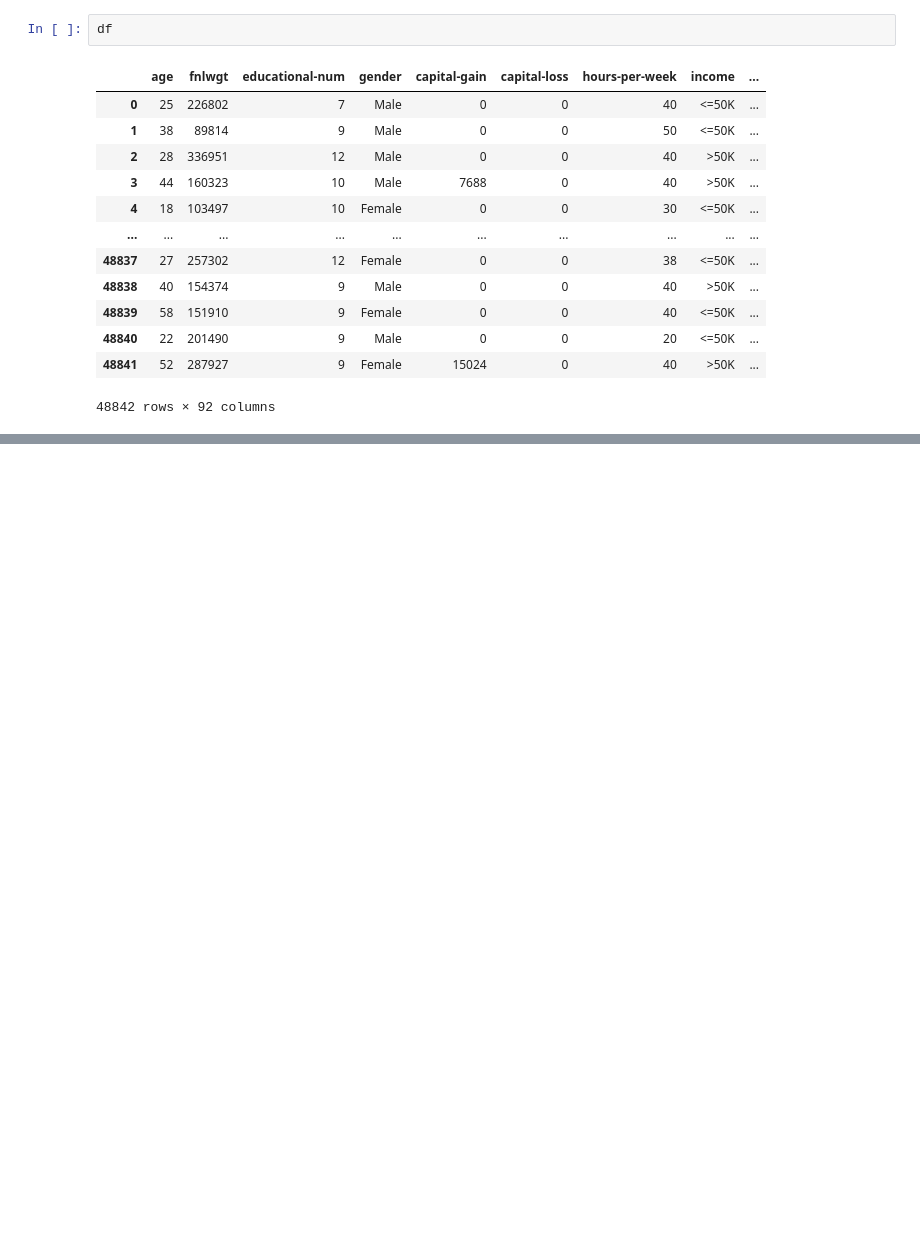
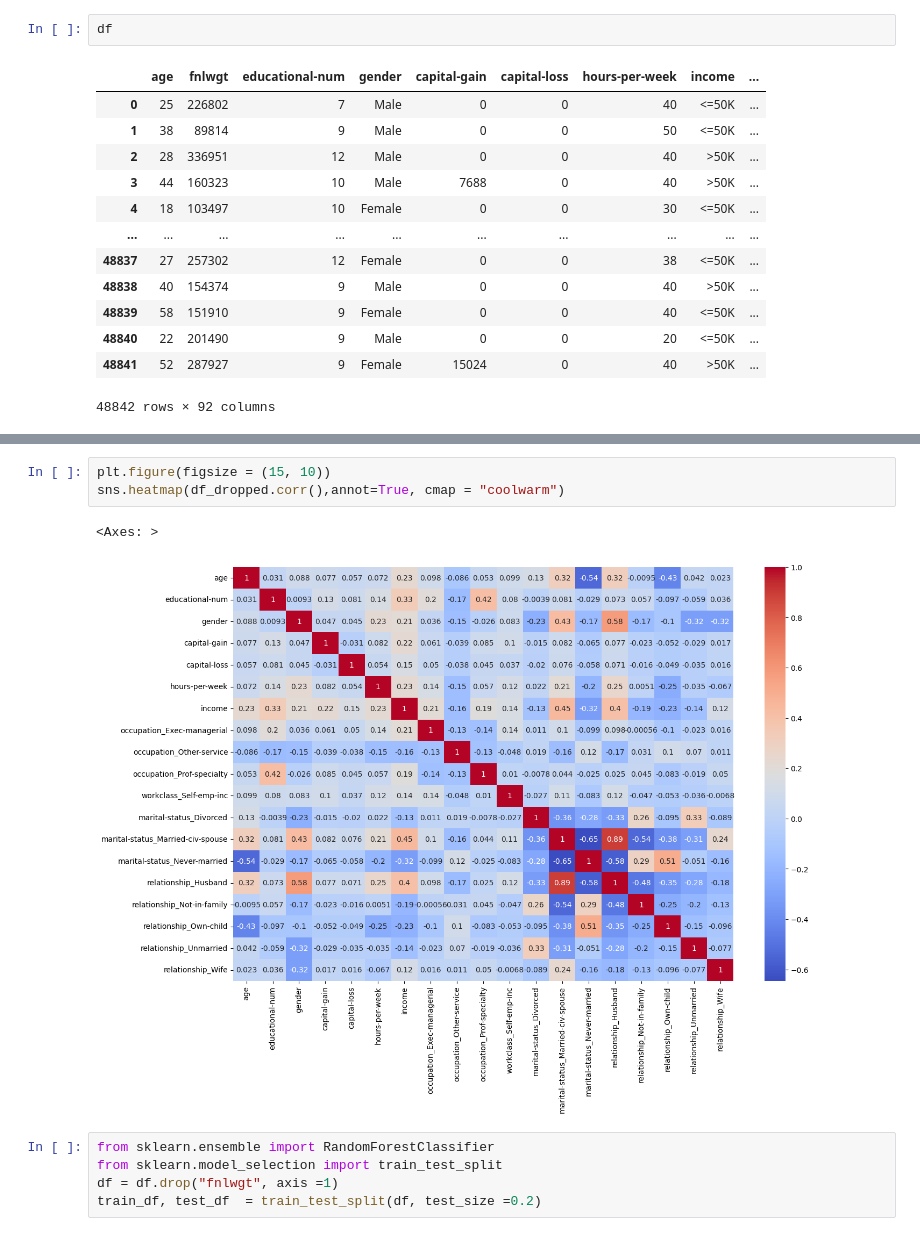
Before and after one commit to RosslanKoulli/Individuals-Income-Predictor, a Jupyter notebook: MachineLearningProject.ipynb, the cells around one changed output, grey strips where cells are left out. Drawn from its saved outputs; the diff is of its cells as text; blank space fills up the shorter version.

```diff
--- a/MachineLearningProject.ipynb
+++ b/MachineLearningProject.ipynb
@@ -114,0 +181,11 @@ df
+# %%
+plt.figure(figsize = (15, 10))
+sns.heatmap(df_dropped.corr(),annot=True, cmap = "coolwarm")
+# %% [output]
+<Axes: >
+[figure, added]
+# %%
+from sklearn.ensemble import RandomForestClassifier
+from sklearn.model_selection import train_test_split
+df = df.drop("fnlwgt", axis =1)
+train_df, test_df  = train_test_split(df, test_size =0.2)
```
Also changed, not shown: parts of 19 cells of this notebook.
